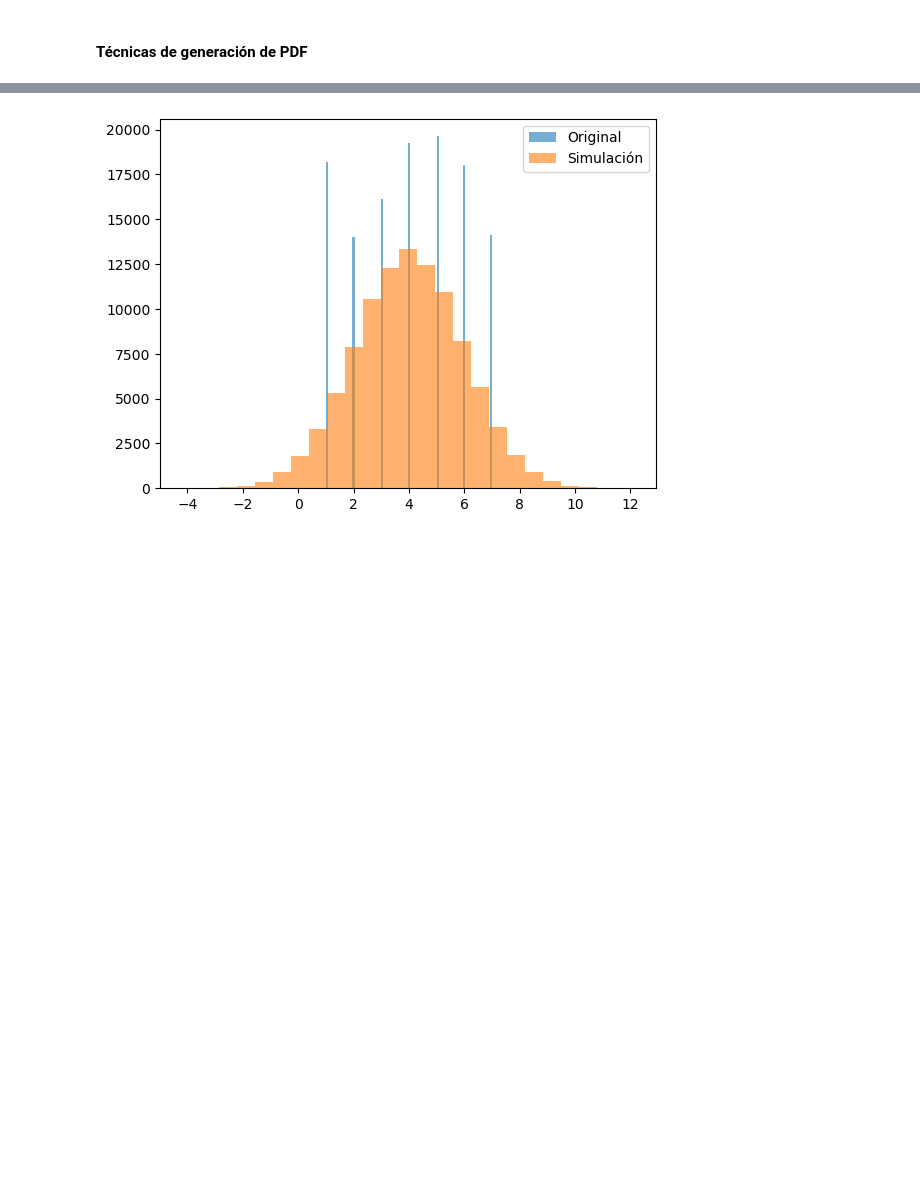
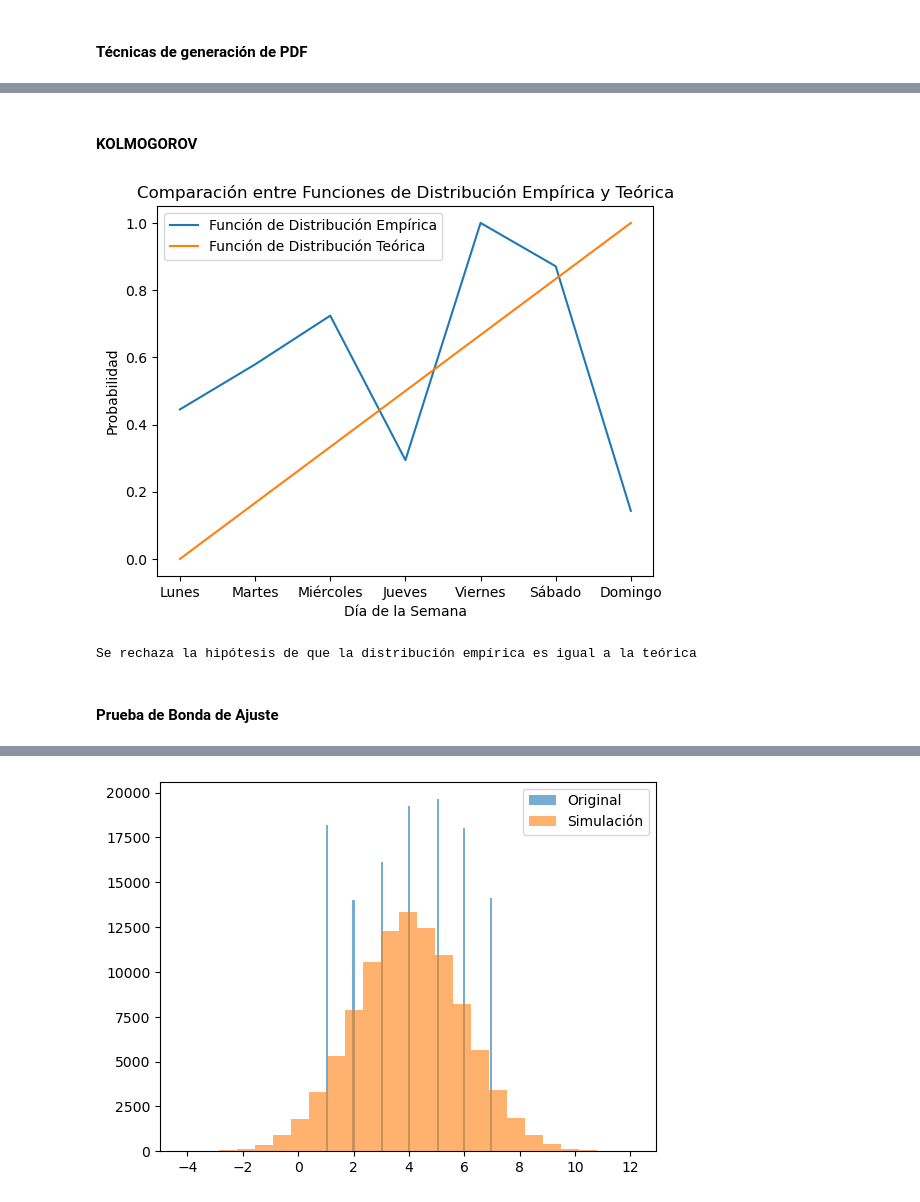
Before and after one commit to Karim1601/Simulacion_Proyecto_PenaH_ValadezM_DegolladoJ, a Jupyter notebook: ProyectoModulo1_PeñaN1_ValadezN2_DegolladoN3.ipynb, the cells around one changed output, grey strips where cells are left out. Drawn from its saved outputs; the diff is of its cells as text; code cells hidden in the pictures; blank space fills up the shorter version.

```diff
--- a/ProyectoModulo1_PeñaN1_ValadezN2_DegolladoN3.ipynb
+++ b/ProyectoModulo1_PeñaN1_ValadezN2_DegolladoN3.ipynb
@@ -560,0 +559,46 @@ TypeError: The x variable is categorical, but one of ['numeric', 'datetime'] is
+# %% [markdown]
+#### KOLMOGOROV
+# %%
+import random
+import numpy as np
+import matplotlib.pyplot as plt
+
+# Lista de días de la semana
+dias_semana = ['Lunes', 'Martes', 'Miércoles', 'Jueves', 'Viernes', 'Sábado', 'Domingo']
+
+# Simulación de los días de la semana
+simulacion = [random.choice(dias_semana) for i in range(1000)]
+
+# Cálculo de la función de distribución empírica
+def funcion_distribucion_empirica(dia, simulacion):
+    n = len(simulacion)
+    return sum([1 for i in simulacion if i <= dia])/n
+
+# Cálculo de la función de distribución empírica para cada día
+funciones_distribucion_empirica = [funcion_distribucion_empirica(dia, simulacion) for dia in dias_semana]
+
+# Cálculo de la función de distribución teórica
+funcion_distribucion_teorica = np.linspace(0, 1, num=7)
+
+# Cálculo de la diferencia máxima entre las funciones de distribución empírica y teórica
+max_diferencia = max(abs(funciones_distribucion_empirica - funcion_distribucion_teorica))
+
+# Gráfico de las funciones de distribución empírica y teórica
+plt.plot(dias_semana, funciones_distribucion_empirica, label='Función de Distribución Empírica')
+plt.plot(dias_semana, funcion_distribucion_teorica, label='Función de Distribución Teórica')
+plt.title('Comparación entre Funciones de Distribución Empírica y Teórica')
+plt.xlabel('Día de la Semana')
+plt.ylabel('Probabilidad')
+plt.legend()
+plt.show()
+
+# Resultado del test de Kolmogorov
+if max_diferencia > 1.36/np.sqrt(1000):
+    print('Se rechaza la hipótesis de que la distribución empírica es igual a la teórica')
+else:
+    print('No se puede rechazar la hipótesis de que la distribución empírica es igual a la teórica')
+# %% [output]
+[figure, added]
+Se rechaza la hipótesis de que la distribución empírica es igual a la teórica
+# %% [markdown]
+#### Prueba de Bonda de Ajuste
```
Also changed, not shown: parts of 5 cells of this notebook.
